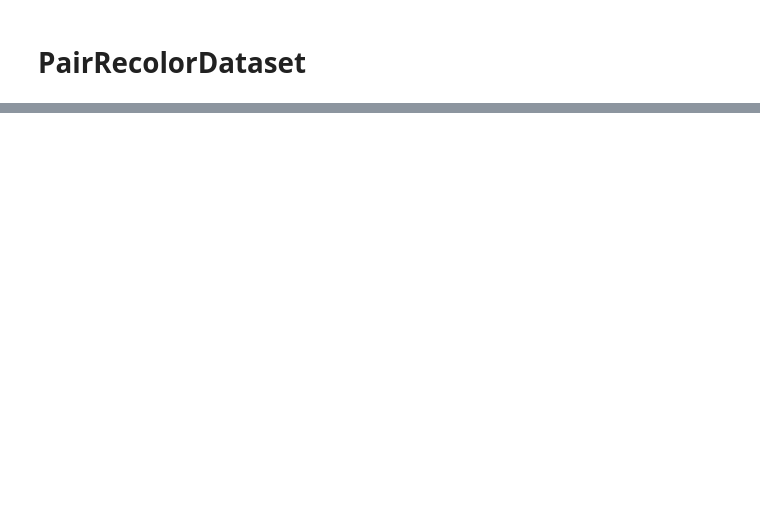
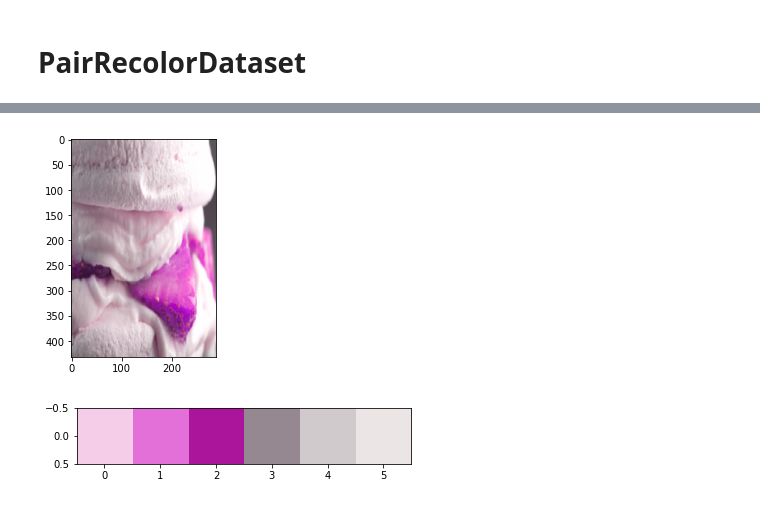
Before and after one commit to danielgafni/repalette, a Jupyter notebook: notebooks/dataset.ipynb, the cells around one changed output, grey strips where cells are left out. Saved outputs shown, nothing was run; the diff lists cells and outputs as text; code cells hidden in the pictures; blank space fills up the shorter version.

```diff
--- a/notebooks/dataset.ipynb
+++ b/notebooks/dataset.ipynb
@@ -72,0 +64,8 @@ len(pair_dataset)
+# %%
+plt.imshow(lab2rgb(img_2[0].permute(1, 2, 0)))
+plt.show()
+plt.imshow(lab2rgb(palette_2[0].permute(1, 2, 0)))
+plt.show()
+# %% [output]
+[figure, added]
+[figure, added]
```
Also changed, not shown: parts of 15 cells of this notebook.
